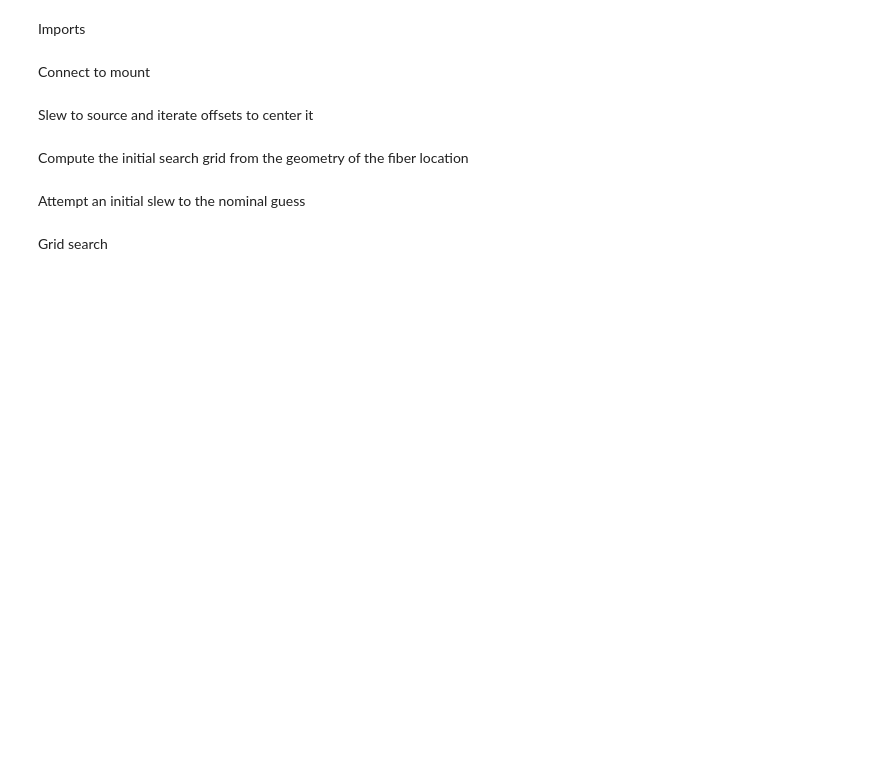
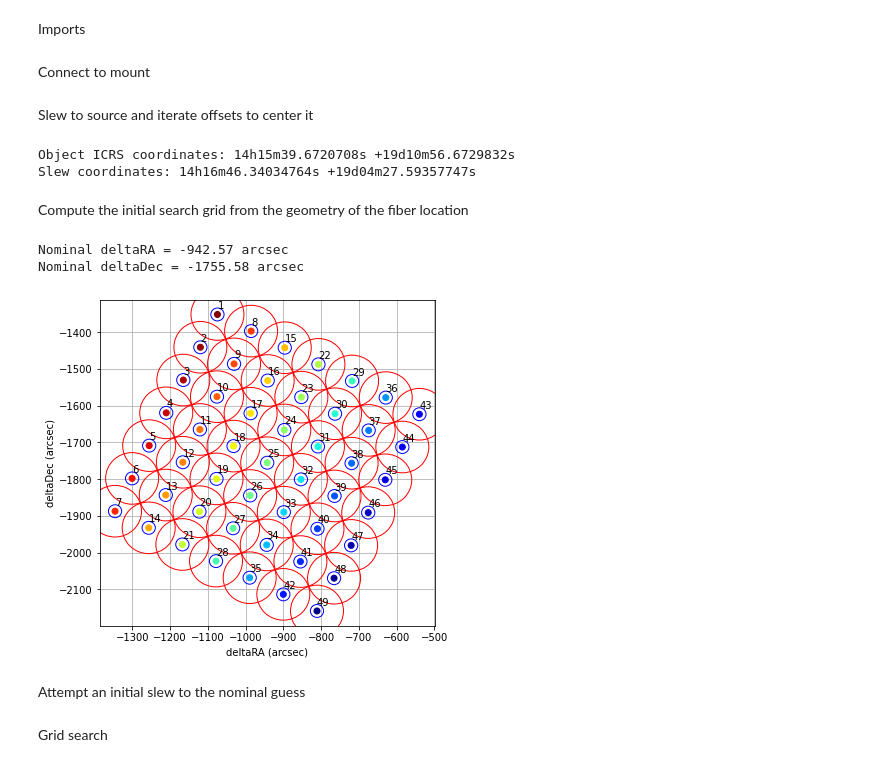
Before and after one commit to macro-consortium/pyscope, a Jupyter notebook: operations/bin/fiber_search.ipynb, the cells around one changed output. Saved outputs shown, nothing was run; the diff lists cells and outputs as text; code cells hidden in the pictures; blank space fills up the shorter version.

Commit message:
Cleaned up plots, added fiber/location parameters

```diff
--- a/operations/bin/fiber_search.ipynb
+++ b/operations/bin/fiber_search.ipynb
@@ -17,9 +17,25 @@ arcsec = deg / 3600
 hourangle = deg * 15
 secangle = hourangle / 3600
 
+# Location parameters
+obs_lat=41.6620165; obs_lon=-91.5325033 # Iowa City
+# obs_lat=31.665578; obs_lon=-110.601783 # Winer Observatory
+
 # Telescope parameters
 plate_scale = 1 / (2939 * millimeter)
 pixel = 9 * micron
+
+# Fiber parameters, large fiber used for initial search
+large_fiber_diam = 1000 * micron
+large_fiber_arcsec = large_fiber_diam * plate_scale / arcsec
+
+# Actual fiber parameters for the 19 fibers
+fiber_diam = 250 * micron
+fiber_arcsec = fiber_diam * plate_scale / arcsec
+
+# Single fiber (one of 19)
+single_fiber_diam = 50 * micron
+single_fiber_arcsec = single_fiber_diam * plate_scale / arcsec
 # %% [markdown]
 Connect to mount
 # %%
@@ -35,49 +51,59 @@ ra_offset = 1458 * pixel * plate_scale
 dec_offset = -805 * pixel * plate_scale
 
 obj = coord.SkyCoord.from_name(object_name)
-obj_now = obj.transform_to(coord.TETE(obstime=time.Time.now(), location=coord.EarthLocation.from_geodetic(lat=41.6620165, lon=-91.5325033)))
+obj_now = obj.transform_to(coord.TETE(obstime=time.Time.now(), location=coord.EarthLocation.from_geodetic(lat=obs_lat, lon=obs_lon)))
 # telescope.SlewToCoordinates(obj_now.ra.hour + ra_offset/hourangle, obj_now.dec.deg + dec_offset/deg)
 # telescope.Tracking = True
 
 print('Object ICRS coordinates: %s' % obj.to_string('hmsdms'))
 print('Slew coordinates: %s' % obj_now.to_string('hmsdms'))
+# %% [output]
+Object ICRS coordinates: 14h15m39.6720708s +19d10m56.6729832s
+Slew coordinates: 14h16m46.34034764s +19d04m27.59357747s
 # %% [markdown]
 Compute the initial search grid from the geometry of the fiber location
 # %%
 D = 28.047 * millimeter # 27.2 from my drawing
 theta = (26.889+90) * deg
 
 # Guess nominal ra and dec from above geometry
 nominal_dec = -D * np.sin(theta) * plate_scale
 nominal_ra = D * np.cos(theta) * plate_scale / np.cos(obj.dec.rad)
 print('Nominal deltaRA = %.2f arcsec' % (nominal_ra / arcsec))
 print('Nominal deltaDec = %.2f arcsec' % (nominal_dec / arcsec))
 
+grid_size = 300 # Maximum offset in arcsec
+grid_points = 7 # Number of points in grid
+
 # Generate grid of deltaRA and deltaDec
-delta_ras = np.linspace(-300, 300, 7, endpoint=True) * arcsec
-delta_decs = np.linspace(-300, 300, 7, endpoint=True) * arcsec
+delta_ras = np.linspace(-grid_size, grid_size, grid_points, endpoint=True) * arcsec
+delta_decs = np.linspace(-grid_size, grid_size, grid_points, endpoint=True) * arcsec
 x, y = np.meshgrid(delta_ras, delta_decs)
 xrot = np.zeros(x.shape); yrot = np.zeros(y.shape)
 for i in range(len(x)):
         for j in range(len(y)):
             xrot[i,j], yrot[i,j] = np.dot([[np.cos(theta), np.sin(theta)], [-np.sin(theta), np.cos(theta)]], np.array([x[i,j], y[i,j]]))
 delta_ras = xrot.flatten(); delta_decs = yrot.flatten()
 
 # Plot grid
 fig,ax = plt.subplots(figsize=(6,6))
 ax.grid(); ax.set_axisbelow(True)
 ax.scatter((delta_ras+nominal_ra)/arcsec, (delta_decs+nominal_dec)/arcsec, c=range(len(delta_ras)), cmap='jet_r')
 for i in range(len(delta_ras)):
     ax.annotate(str(i+1), ((delta_ras[i]+nominal_ra)/arcsec, (delta_decs[i]+nominal_dec)/arcsec), textcoords='offset points',
     xytext=(0, 6))
 ax.set_xlabel('deltaRA (arcsec)')
 ax.set_ylabel('deltaDec (arcsec)')
 for i in range(len(delta_ras)):
     circle = plt.Circle(((nominal_ra+delta_ras[i])/arcsec, (nominal_dec+delta_decs[i])/arcsec),
-        70, color='r', fill=False); ax.add_artist(circle)
+        large_fiber_arcsec, color='r', fill=False); ax.add_artist(circle)
     circle = plt.Circle(((nominal_ra+delta_ras[i])/arcsec, (nominal_dec+delta_decs[i])/arcsec),
-        70/4, color='b', fill=False); ax.add_artist(circle)
+        fiber_arcsec, color='b', fill=False); ax.add_artist(circle)
 plt.show()
+# %% [output]
+Nominal deltaRA = -942.57 arcsec
+Nominal deltaDec = -1755.58 arcsec
+[figure, added]
 # %% [markdown]
 Attempt an initial slew to the nominal guess
 # %%
```
Also changed, not shown: parts of 2 cells of this notebook.
